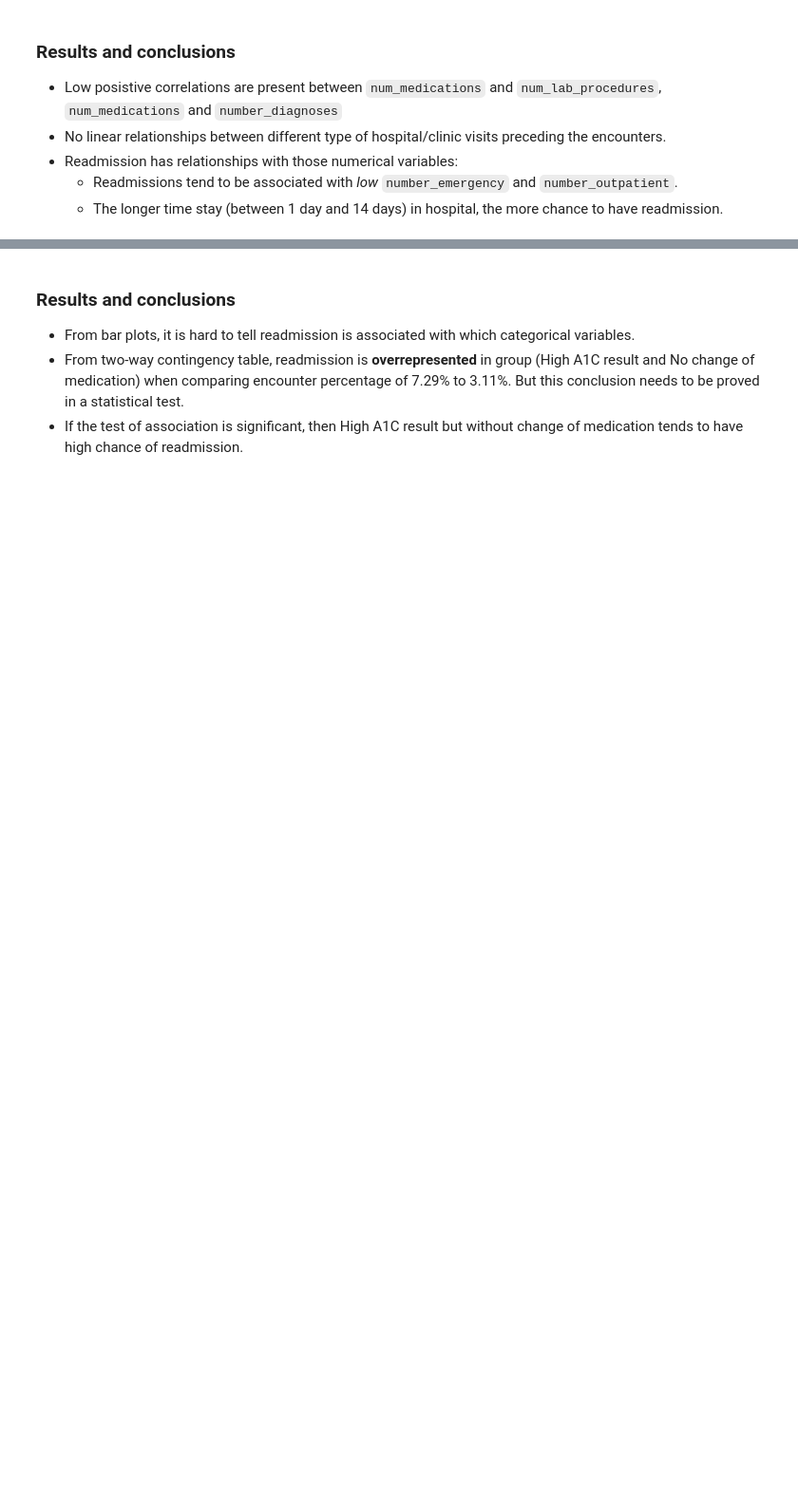
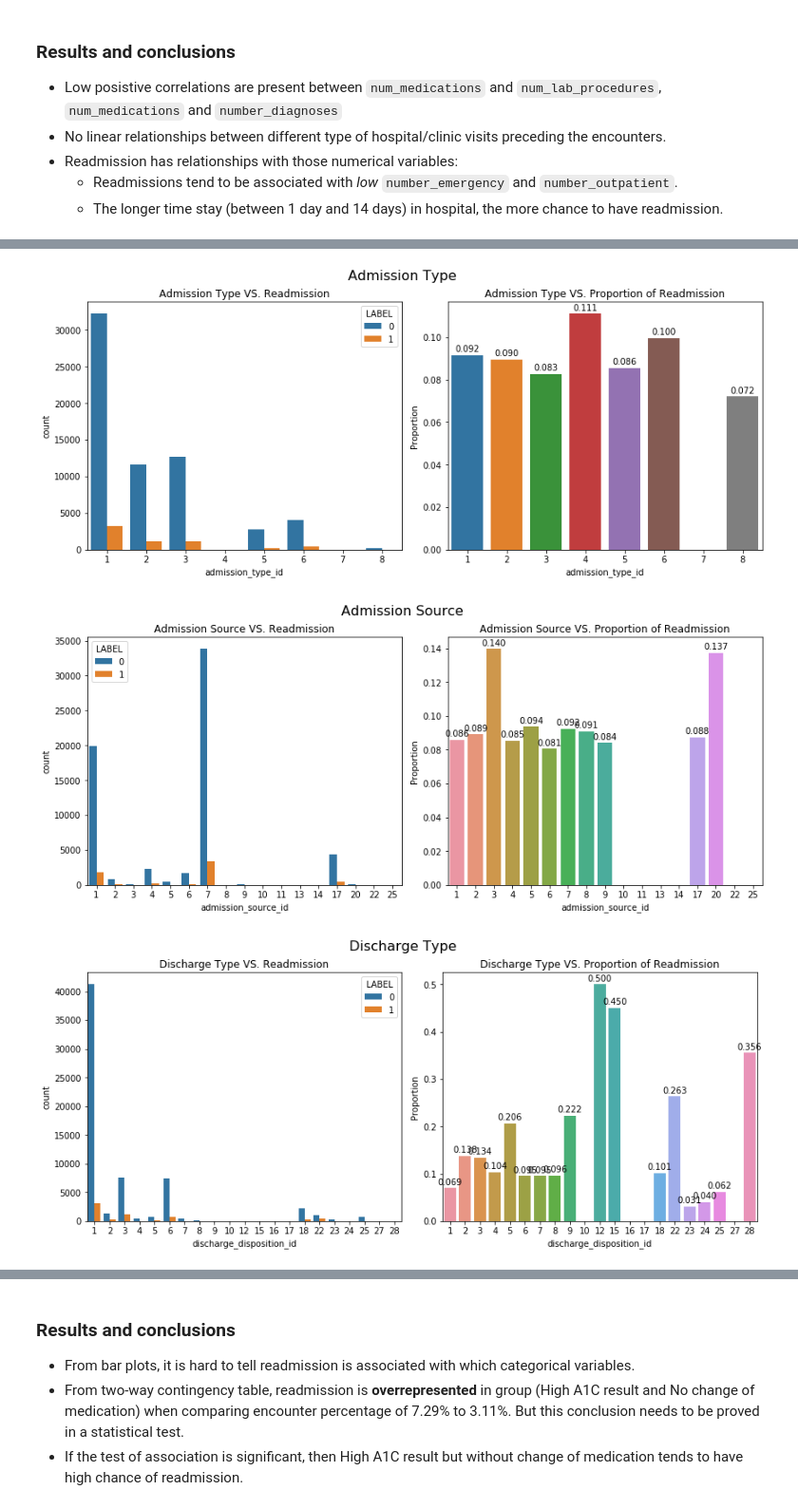
Before and after one commit to hwdsda/Springboard_Capstone1_diabetes_readmission_prediction, a Jupyter notebook: 3_Data_Story.ipynb, the cells around one changed output, grey strips where cells are left out. Shown: that part at 95% size. Saved outputs shown, nothing was run; the diff lists cells and outputs as text; code cells hidden in the pictures; blank space fills up the shorter version.

```diff
--- a/3_Data_Story.ipynb
+++ b/3_Data_Story.ipynb
@@ -111,0 +98,9 @@ plt.show()
+# %%
+# admission and discharge types
+cat_barplot(data=df, var='admission_type_id', txt='Admission Type', fgsz=(12, 5))
+cat_barplot(data=df, var='admission_source_id', txt='Admission Source', fgsz=(12, 5))
+cat_barplot(data=df, var='discharge_disposition_id', txt='Discharge Type', fgsz=(12, 5))
+# %% [output]
+[figure, added]
+[figure, added]
+[figure, added]
```
Also changed, not shown: parts of 21 cells of this notebook, 2 other files.
